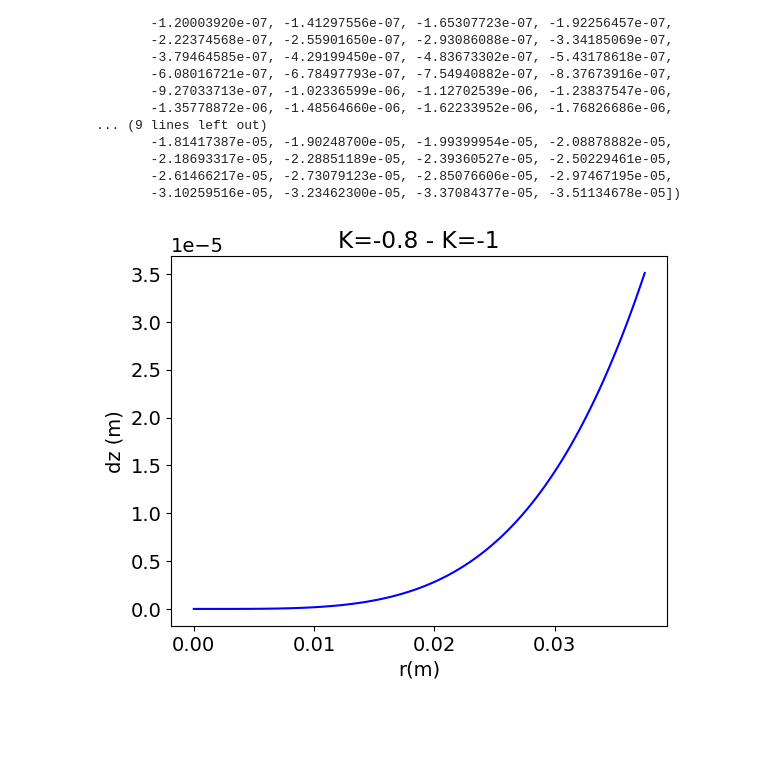
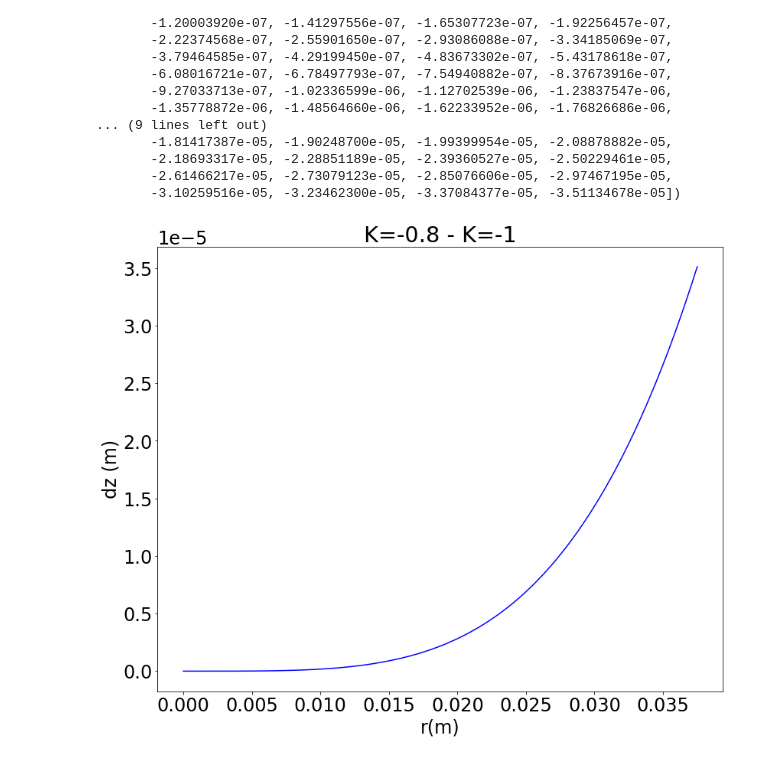
Before and after one commit to km0110/FF_rays, a Jupyter notebook: create_optic.ipynb, the cells around one changed output. Drawn from its saved outputs; the diff is of its cells as text; code cells hidden in the pictures; blank space fills up the shorter version.

```diff
--- a/create_optic.ipynb
+++ b/create_optic.ipynb
@@ -4,7 +4,7 @@ import time
 from scipy.interpolate import CubicSpline
 import matplotlib.pyplot as plt
 font = {'family' : 'normal',
-        'size'   : 14}
+        'size'   : 24}
 
 plt.rc('font', **font)
 # %%
@@ -132,11 +135,15 @@ array([ 0.00000000e+00, -3.61465811e-13, -5.78347265e-12, -2.92789962e-11,
        -2.61466217e-05, -2.73079123e-05, -2.85076606e-05, -2.97467195e-05,
        -3.10259516e-05, -3.23462300e-05, -3.37084377e-05, -3.51134678e-05])
 # %%
+plt.figure(figsize=(12,10))
+
 plt.plot(r,z08-z1,c='b',label='k=-0.8')
 plt.xlabel('r(m)')
 plt.ylabel('dz (m)')
 plt.title("K=-0.8 - K=-1")
+plt.tight_layout()
 plt.savefig("dz")
+
 plt.show()
 # %% [output]
-[figure, old version]
+[figure, new version]
```
Also changed, not shown: parts of 7 cells of this notebook, 10 other files.
